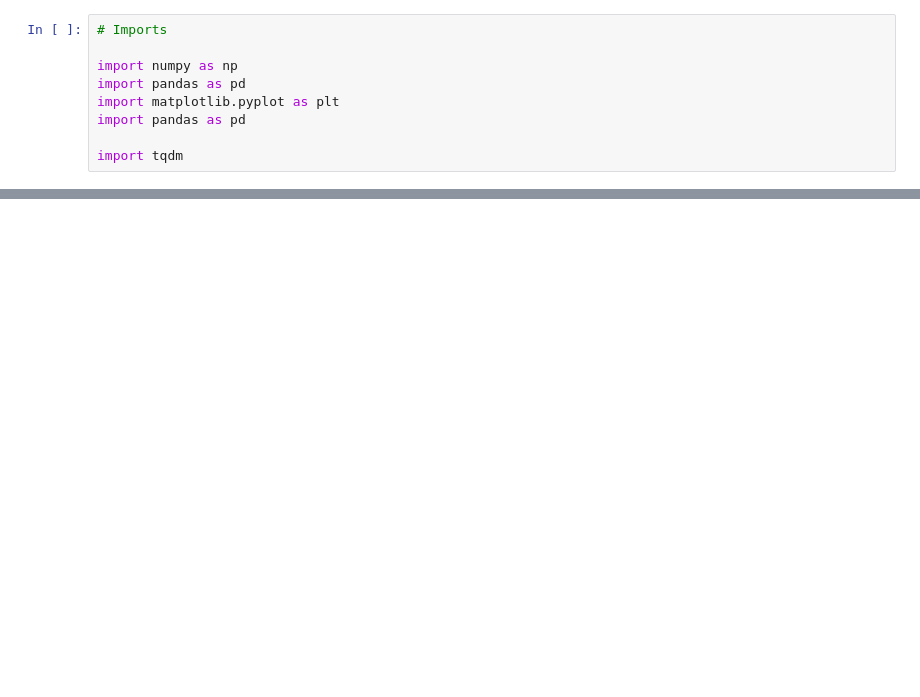
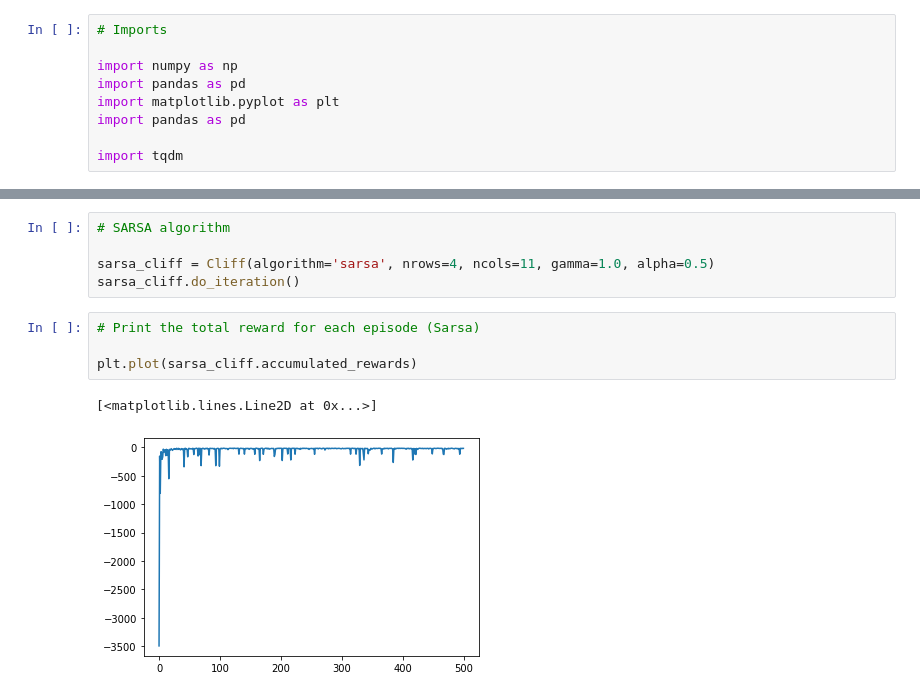
Before and after one commit to ECGomes/rl-homework02, a Jupyter notebook: HW - Q1.ipynb, the cells around one changed output, grey strips where cells are left out. Saved outputs shown, nothing was run; the diff lists cells and outputs as text; blank space fills up the shorter version.

```diff
--- a/HW - Q1.ipynb
+++ b/HW - Q1.ipynb
@@ -324 +395,13 @@ sarsacliff.fpolicy
 | 3 | ⇡ | ⇡ | ⇡ | ⇡ | ⇡ | ⇡ | ⇡ | ⇡ | ⇡ | ⇢ | ⇡ |
+# %%
+# SARSA algorithm
+
+sarsa_cliff = Cliff(algorithm='sarsa', nrows=4, ncols=11, gamma=1.0, alpha=0.5)
+sarsa_cliff.do_iteration()
+# %%
+# Print the total reward for each episode (Sarsa)
+
+plt.plot(sarsa_cliff.accumulated_rewards)
+# %% [output]
+[<matplotlib.lines.Line2D at 0x...>]
+[figure, added]
```
Also changed, not shown: parts of 5 cells of this notebook, 1 other file.
